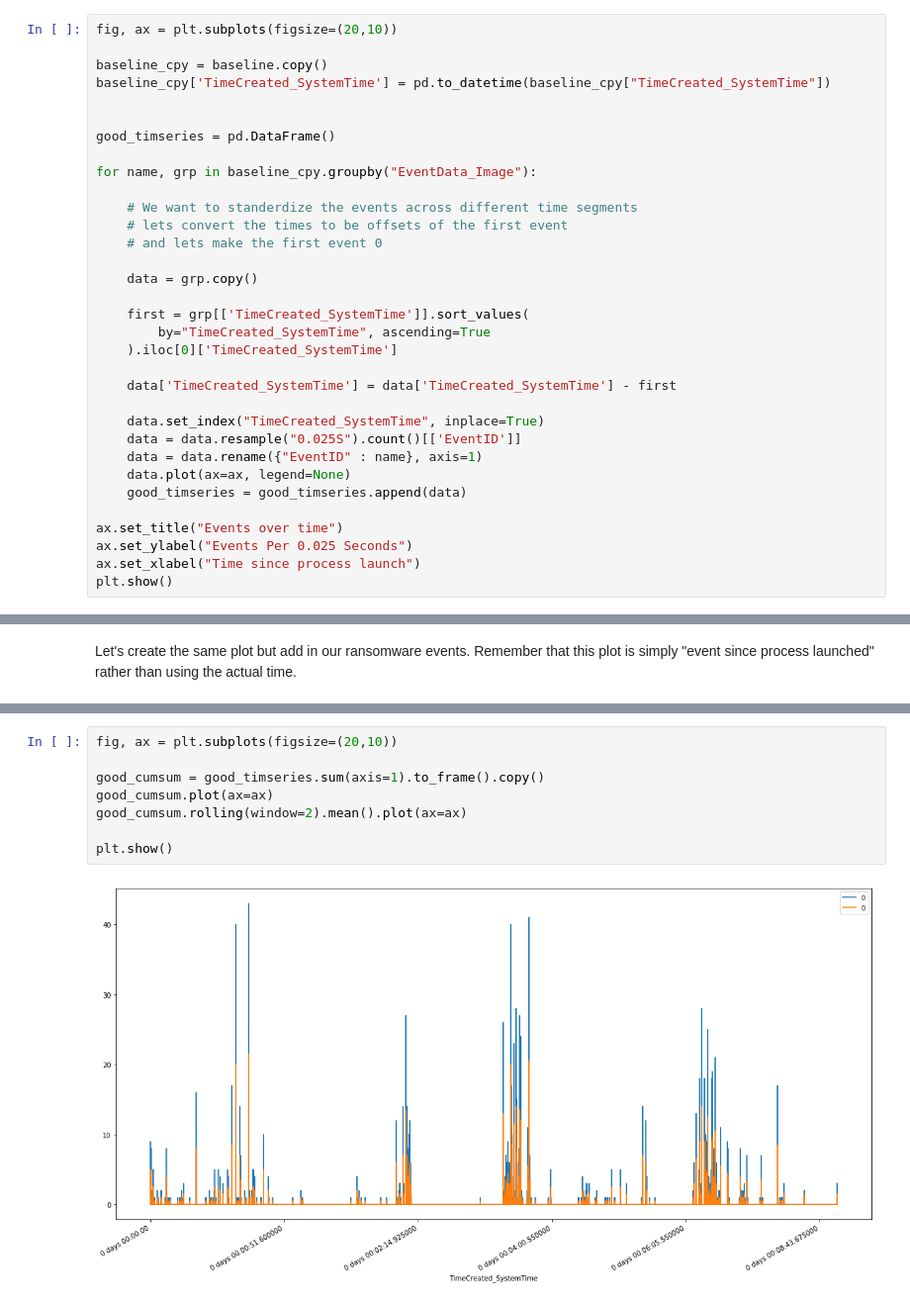
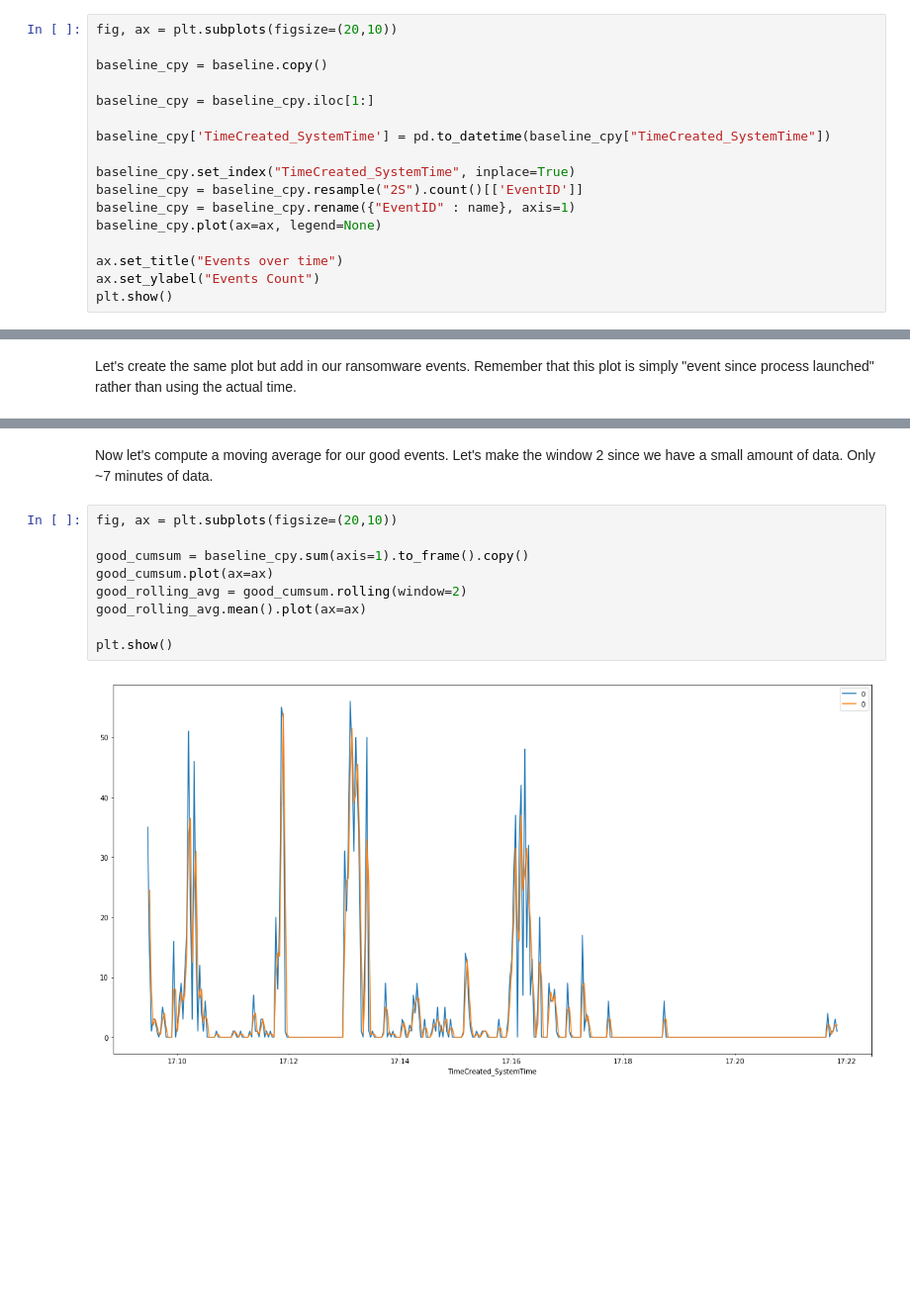
Before and after one commit to ckc5800/detecting_malicious_activity, a Jupyter notebook: ml_csec_applications.ipynb, the cells around one changed output, grey strips where cells are left out. Shown at 99% size. Cells and saved outputs as stored; diff of their text form; blank space fills up the shorter version.

```diff
--- a/ml_csec_applications.ipynb
+++ b/ml_csec_applications.ipynb
@@ -1525,33 +1709,17 @@ ransom_train.shape
 fig, ax = plt.subplots(figsize=(20,10))
 
 baseline_cpy = baseline.copy()
+
+baseline_cpy = baseline_cpy.iloc[1:]
+
 baseline_cpy['TimeCreated_SystemTime'] = pd.to_datetime(baseline_cpy["TimeCreated_SystemTime"])
 
-
-good_timseries = pd.DataFrame()
-
-for name, grp in baseline_cpy.groupby("EventData_Image"):
-
-    # We want to standerdize the events across different time segments
-    # lets convert the times to be offsets of the first event
-    # and lets make the first event 0
-
-    data = grp.copy()
-
-    first = grp[['TimeCreated_SystemTime']].sort_values(
-        by="TimeCreated_SystemTime", ascending=True
-    ).iloc[0]['TimeCreated_SystemTime']
-
-    data['TimeCreated_SystemTime'] = data['TimeCreated_SystemTime'] - first
-
-    data.set_index("TimeCreated_SystemTime", inplace=True)
-    data = data.resample("0.025S").count()[['EventID']]
-    data = data.rename({"EventID" : name}, axis=1)
-    data.plot(ax=ax, legend=None)
-    good_timseries = good_timseries.append(data)
+baseline_cpy.set_index("TimeCreated_SystemTime", inplace=True)
+baseline_cpy = baseline_cpy.resample("2S").count()[['EventID']]
+baseline_cpy = baseline_cpy.rename({"EventID" : name}, axis=1)
+baseline_cpy.plot(ax=ax, legend=None)
 
 ax.set_title("Events over time")
-ax.set_ylabel("Events Per 0.025 Seconds")
-ax.set_xlabel("Time since process launch")
+ax.set_ylabel("Events Count")
 plt.show()
 # %% [output]
@@ -1609,10 +1762,13 @@ plt.show()
+# %% [markdown]
+Now let's compute a moving average for our good events. Let's make the window 2 since we have a small amount of data. Only ~7 minutes of data.
 # %%
 fig, ax = plt.subplots(figsize=(20,10))
 
-good_cumsum = good_timseries.sum(axis=1).to_frame().copy()
+good_cumsum = baseline_cpy.sum(axis=1).to_frame().copy()
 good_cumsum.plot(ax=ax)
-good_cumsum.rolling(window=2).mean().plot(ax=ax)
+good_rolling_avg = good_cumsum.rolling(window=2)
+good_rolling_avg.mean().plot(ax=ax)
 
 plt.show()
 # %% [output]
-[figure, old version]
+[figure, new version]
```
Also changed, not shown: parts of 70 cells of this notebook, 1 other file.
